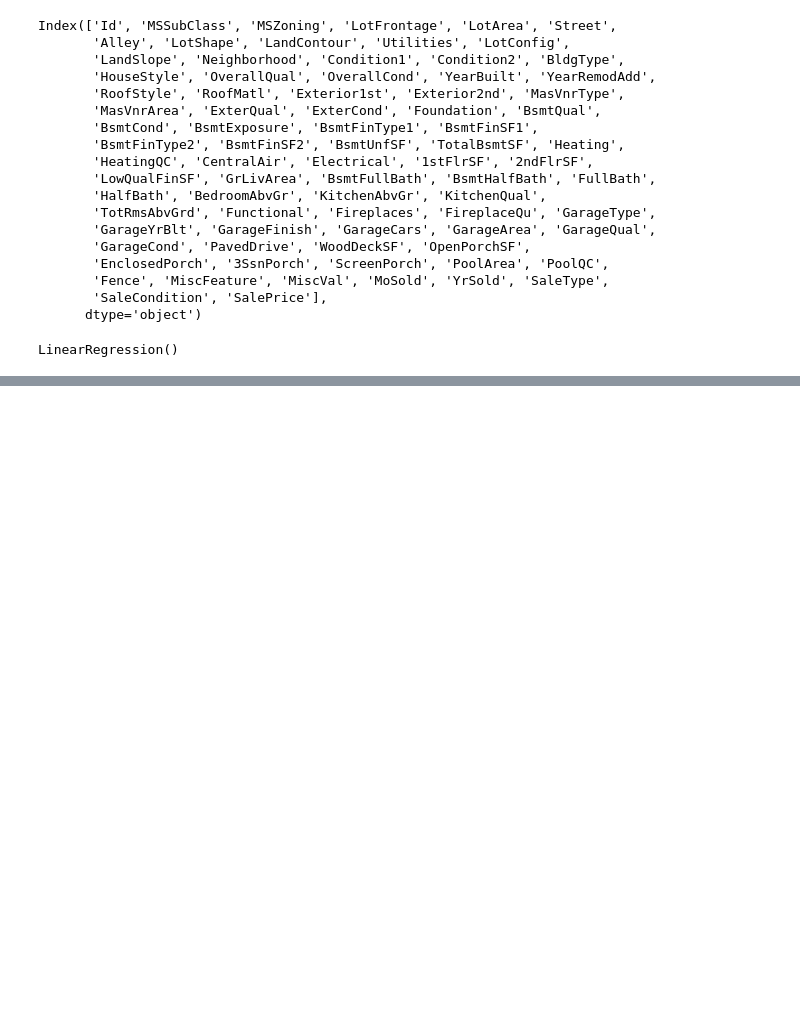
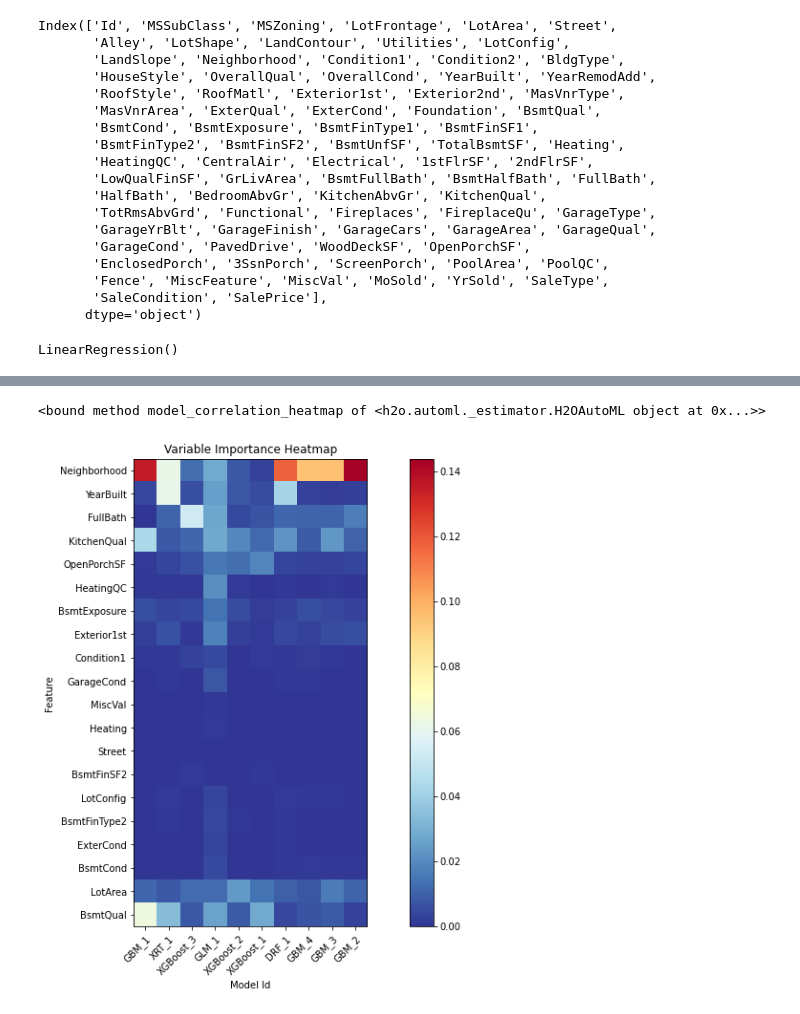
Before and after one commit to nsharma73/kaggle_experiment, a Jupyter notebook: kaggle_experiment.ipynb, the cells around one changed output, grey strips where cells are left out. Cells and saved outputs as stored; diff of their text form; code cells hidden in the pictures; blank space fills up the shorter version.

```diff
--- a/kaggle_experiment.ipynb
+++ b/kaggle_experiment.ipynb
@@ -189,0 +240,2 @@ LinearRegression()
+# %%
+train = h2o.H2OFrame(pd_df_train)
@@ -189,0 +244,7 @@ LinearRegression()
+# %%
+x = train.columns
+y = "SalePrice"
+x.remove(y)
+# %%
+aml = H2OAutoML(max_models=10, seed=1)
+aml.train(x=x, y=y, training_frame=train)
@@ -189,0 +295,8 @@ LinearRegression()
+# %%
+aml.model_correlation_heatmap
+# %% [output]
+<bound method model_correlation_heatmap of <h2o.automl._estimator.H2OAutoML object at 0x...>>
+# %%
+va_plot = aml.varimp_heatmap()
+# %% [output]
+[figure, added]
```
Also changed, not shown: parts of 8 cells of this notebook.
